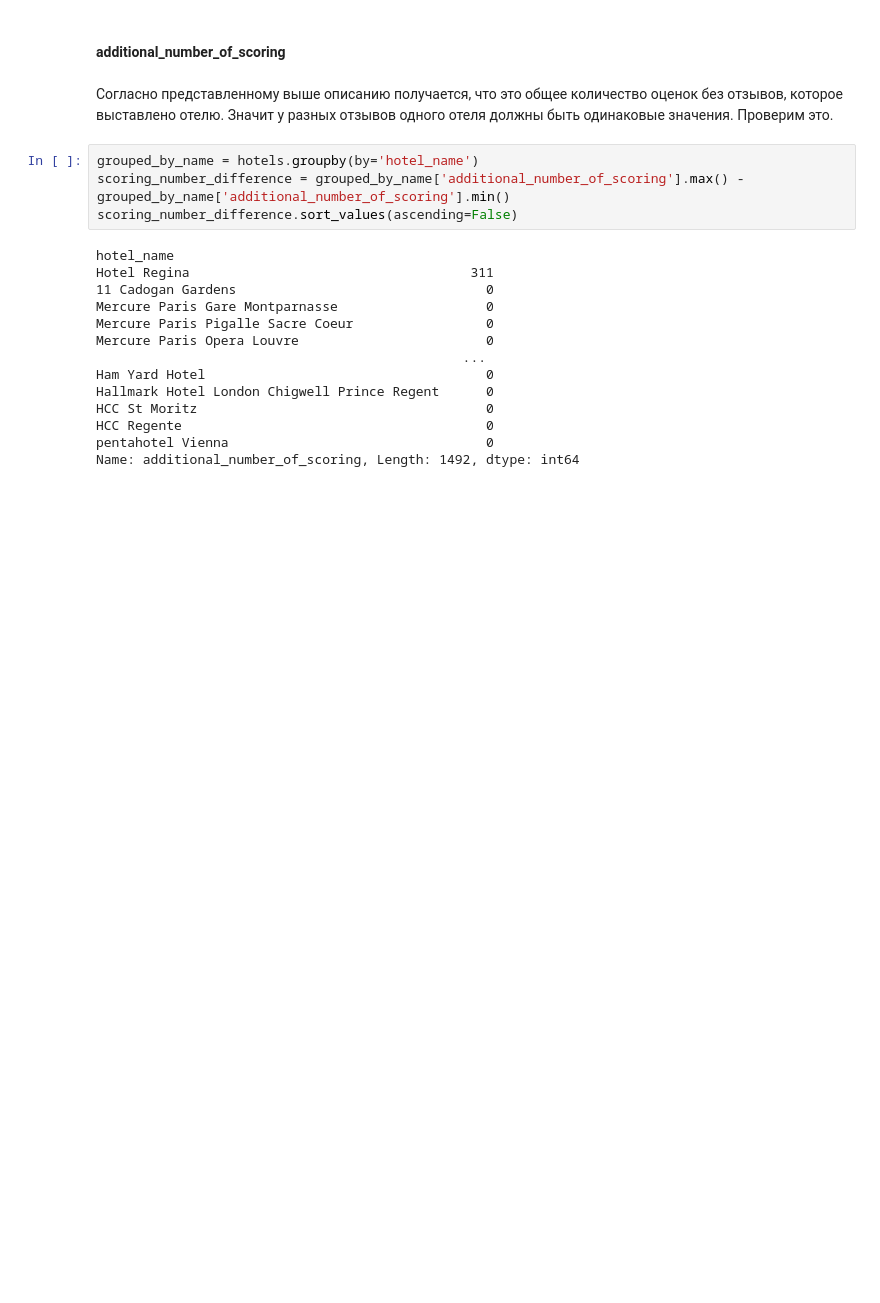
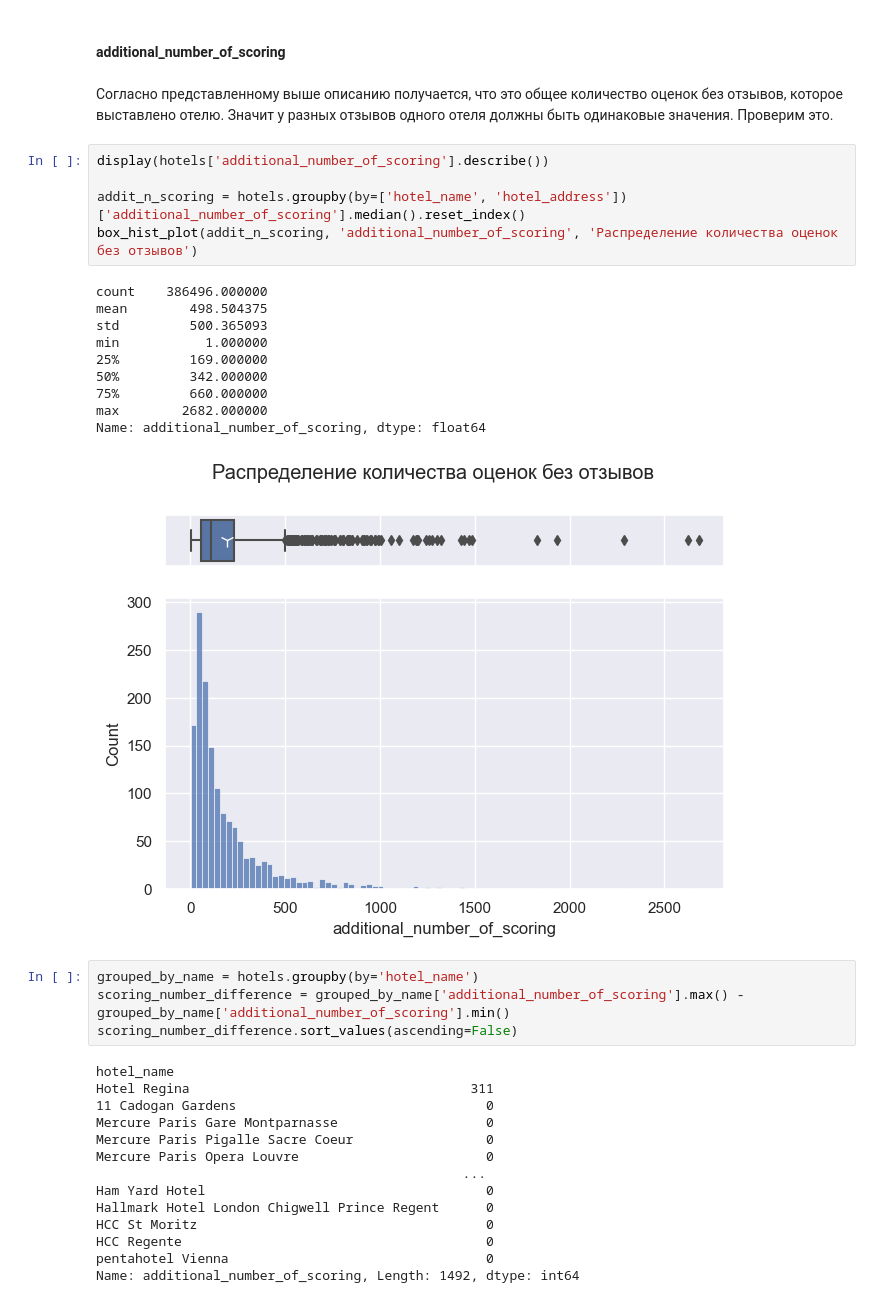
Before and after one commit to mvulf/sf_data_science, a Jupyter notebook: project_3/EDA_hotels.ipynb, the cells around one changed output. Drawn from its saved outputs; the diff is of its cells as text; blank space fills up the shorter version.

```diff
--- a/project_3/EDA_hotels.ipynb
+++ b/project_3/EDA_hotels.ipynb
@@ -276,6 +276,22 @@ display(hotels.groupby(by=['hotel_name','hotel_address'])['review_date'].count()
 #### **additional_number_of_scoring**
 # %% [markdown]
 Согласно представленному выше описанию получается, что это общее количество оценок без отзывов, которое выставлено отелю. Значит у разных отзывов одного отеля должны быть одинаковые значения. Проверим это.
+# %%
+display(hotels['additional_number_of_scoring'].describe())
+
+addit_n_scoring = hotels.groupby(by=['hotel_name', 'hotel_address'])['additional_number_of_scoring'].median().reset_index()
+box_hist_plot(addit_n_scoring, 'additional_number_of_scoring', 'Распределение количества оценок без отзывов')
+# %% [output]
+count    386496.000000
+mean        498.504375
+std         500.365093
+min           1.000000
+25%         169.000000
+50%         342.000000
+75%         660.000000
+max        2682.000000
+Name: additional_number_of_scoring, dtype: float64
+[figure, added]
 # %%
 grouped_by_name = hotels.groupby(by='hotel_name')
 scoring_number_difference = grouped_by_name['additional_number_of_scoring'].max() - grouped_by_name['additional_number_of_scoring'].min()
```
Also changed, not shown: parts of 14 cells of this notebook.
